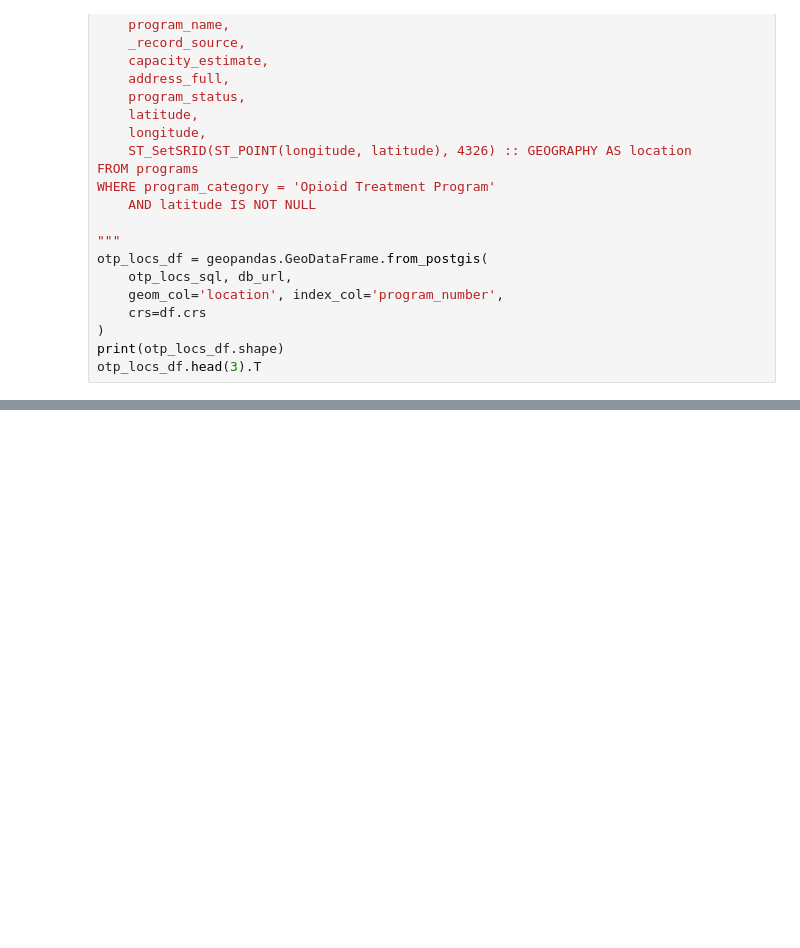
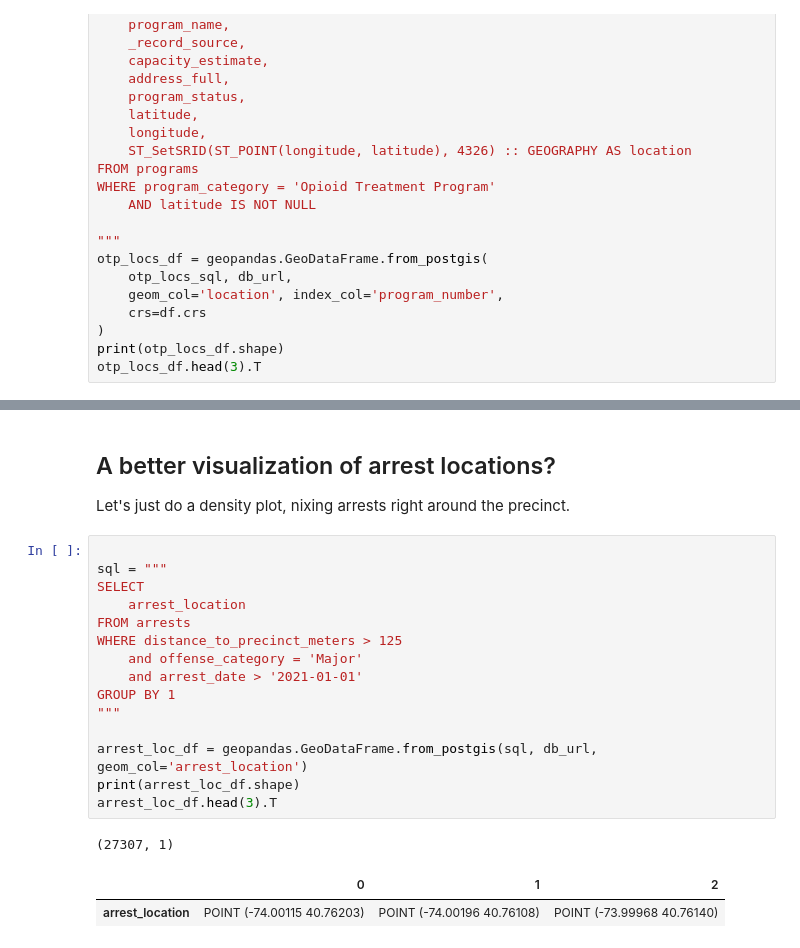
Before and after one commit to skritch/ghc-analysis, a Jupyter notebook: analysis/arrests.ipynb, the cells around one changed output, grey strips where cells are left out. Saved outputs shown, nothing was run; the diff lists cells and outputs as text; blank space fills up the shorter version.

```diff
--- a/analysis/arrests.ipynb
+++ b/analysis/arrests.ipynb
@@ -158,0 +365,23 @@ seaborn.lineplot(
+# %% [markdown]
+## A better visualization of arrest locations?
+
+Let's just do a density plot, nixing arrests right around the precinct.
+# %%
+
+sql = """
+SELECT
+    arrest_location
+FROM arrests
+WHERE distance_to_precinct_meters > 125
+    and offense_category = 'Major'
+    and arrest_date > '2021-01-01'
+GROUP BY 1
+"""
+
+arrest_loc_df = geopandas.GeoDataFrame.from_postgis(sql, db_url, geom_col='arrest_location')
+print(arrest_loc_df.shape)
+arrest_loc_df.head(3).T
+# %% [output]
+(27307, 1)
+|  | 0 | 1 | 2 |
+| arrest_location | POINT (-74.00115 40.76203) | POINT (-74.00196 40.76108) | POINT (-73.99968 40.76140) |
```
Also changed, not shown: parts of 11 cells of this notebook, 18 other files.
